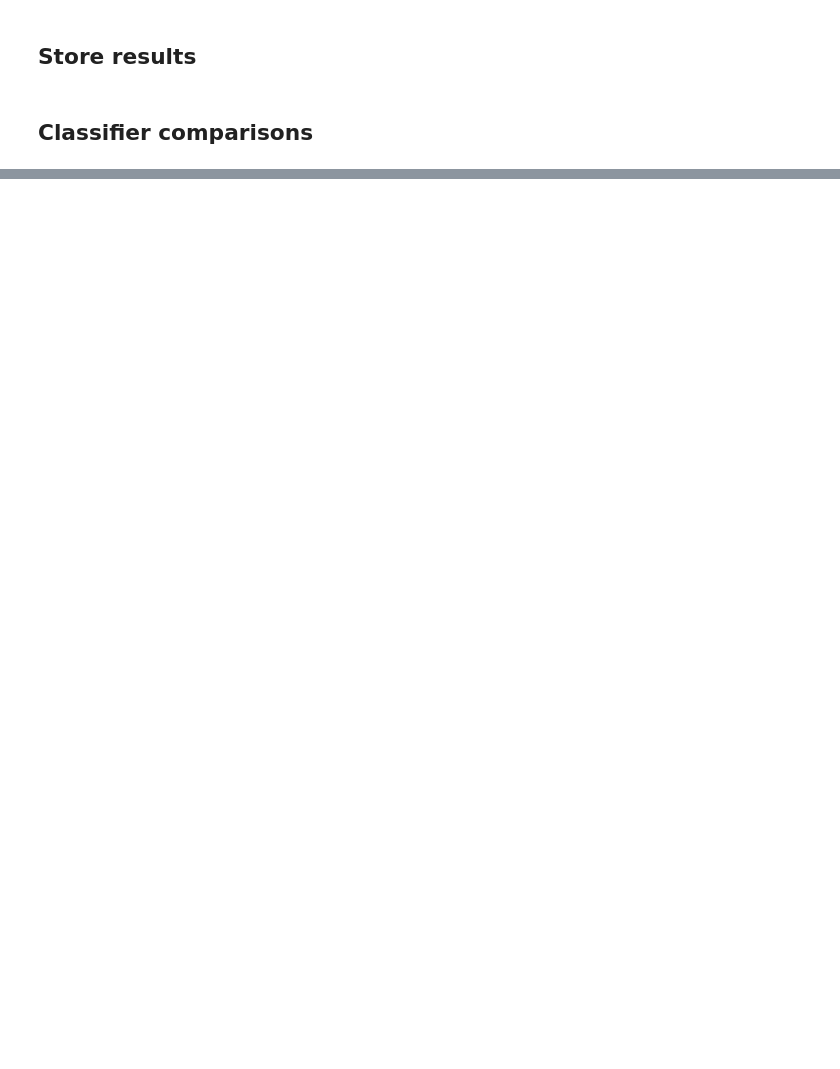
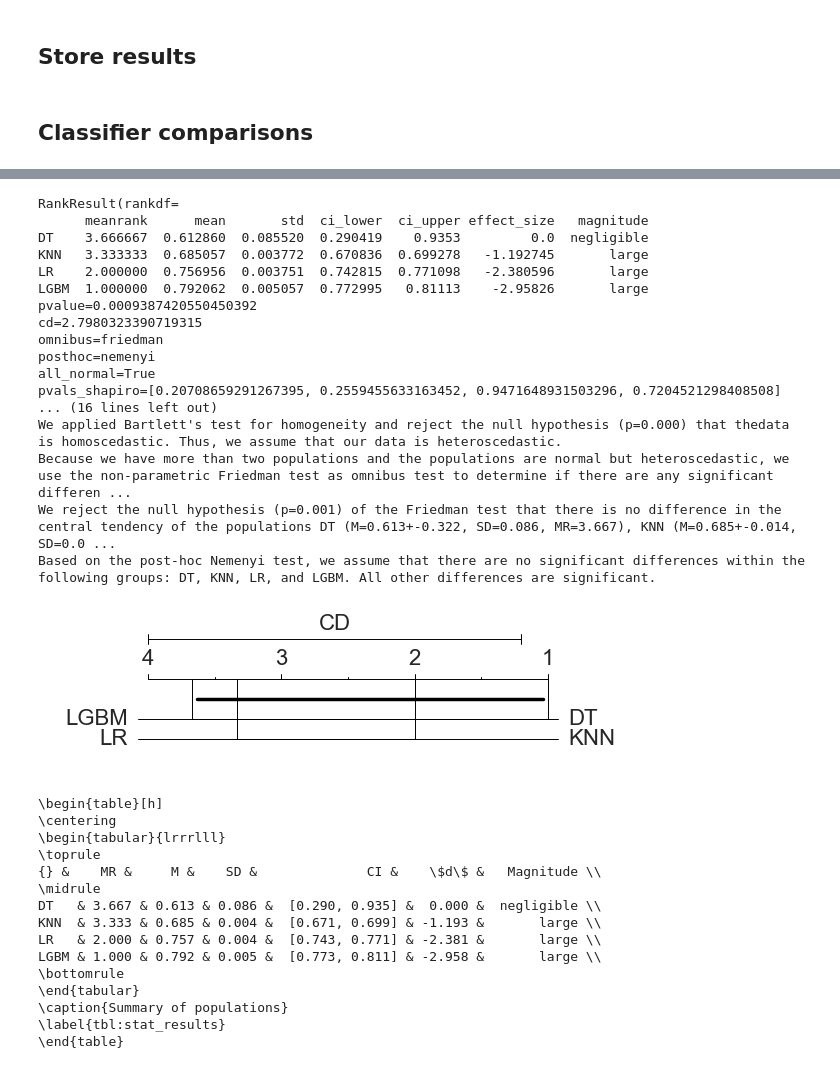
Before and after one commit to cc-jalvarez/weighted-pdp, a Jupyter notebook: src/lar_sec4.ipynb, the cells around one changed output, grey strips where cells are left out. Drawn from its saved outputs; the diff is of its cells as text; code cells hidden in the pictures; blank space fills up the shorter version.

Commit message:
ran autorank test for classifiers

```diff
--- a/src/lar_sec4.ipynb
+++ b/src/lar_sec4.ipynb
@@ -776,20 +779,53 @@ for ds in datasets:
 # %%
 # autorank for classifier comparison
 from autorank import autorank, create_report, plot_stats, latex_table
 
-ds = 'item' # or themes
+ds = 'bible_belt' # though we only have one dataset here
 clf_names = experiment_results['clf_name'].unique()
 a = experiment_results[(experiment_results['dataset']==ds)][['clf_name', 'fold', 'ap_test']]
 # do not compare 'LGBM' (not included in the paper)
 data = pd.DataFrame({ c : a[a['clf_name']==c]['ap_test'].to_numpy() for c in clf_names if c!='LGBM' })
 # rename LGBM2 to LGBM
 data.rename(columns = {'LGBM2': 'LGBM'}, inplace = True)
-#print(data)
 res = autorank(data, alpha=0.001, verbose=False)
 print(res)
 create_report(res)
 plot_stats(res)
 plt.show()
 latex_table(res)
+# %% [output]
+RankResult(rankdf=
+      meanrank      mean       std  ci_lower  ci_upper effect_size   magnitude
+DT    3.666667  0.612860  0.085520  0.290419    0.9353         0.0  negligible
+KNN   3.333333  0.685057  0.003772  0.670836  0.699278   -1.192745       large
+LR    2.000000  0.756956  0.003751  0.742815  0.771098   -2.380596       large
+LGBM  1.000000  0.792062  0.005057  0.772995   0.81113    -2.95826       large
+pvalue=0.0009387420550450392
+cd=2.7980323390719315
+omnibus=friedman
+posthoc=nemenyi
+all_normal=True
+pvals_shapiro=[0.20708659291267395, 0.2559455633163452, 0.9471648931503296, 0.7204521298408508]
+... (16 lines left out)
+We applied Bartlett's test for homogeneity and reject the null hypothesis (p=0.000) that thedata is homoscedastic. Thus, we assume that our data is heteroscedastic.
+Because we have more than two populations and the populations are normal but heteroscedastic, we use the non-parametric Friedman test as omnibus test to determine if there are any significant differen ...
+We reject the null hypothesis (p=0.001) of the Friedman test that there is no difference in the central tendency of the populations DT (M=0.613+-0.322, SD=0.086, MR=3.667), KNN (M=0.685+-0.014, SD=0.0 ...
+Based on the post-hoc Nemenyi test, we assume that there are no significant differences within the following groups: DT, KNN, LR, and LGBM. All other differences are significant.
+[figure, added]
+\begin{table}[h]
+\centering
+\begin{tabular}{lrrrlll}
+\toprule
+{} &    MR &     M &    SD &              CI &    \$d\$ &   Magnitude \\
+\midrule
+DT   & 3.667 & 0.613 & 0.086 &  [0.290, 0.935] &  0.000 &  negligible \\
+KNN  & 3.333 & 0.685 & 0.004 &  [0.671, 0.699] & -1.193 &       large \\
+LR   & 2.000 & 0.757 & 0.004 &  [0.743, 0.771] & -2.381 &       large \\
+LGBM & 1.000 & 0.792 & 0.005 &  [0.773, 0.811] & -2.958 &       large \\
+\bottomrule
+\end{tabular}
+\caption{Summary of populations}
+\label{tbl:stat_results}
+\end{table}
 # %%
 data.head(5)
```
Also changed, not shown: parts of 3 cells of this notebook.
